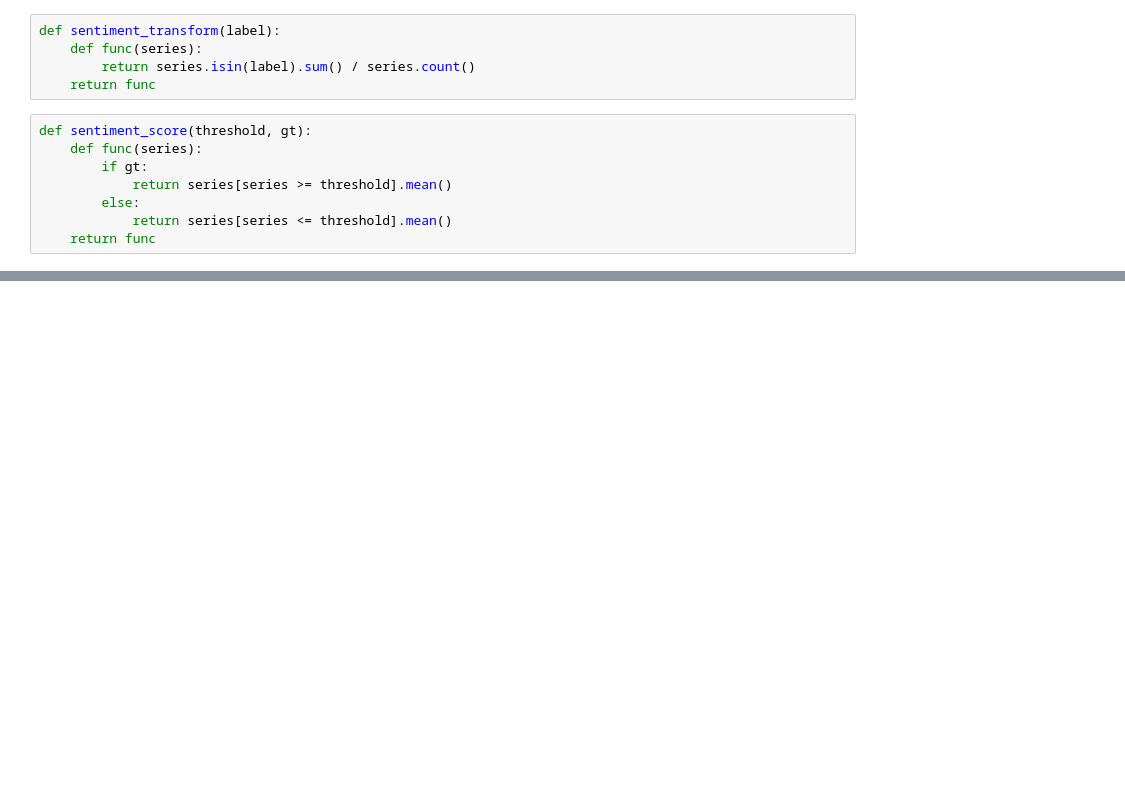
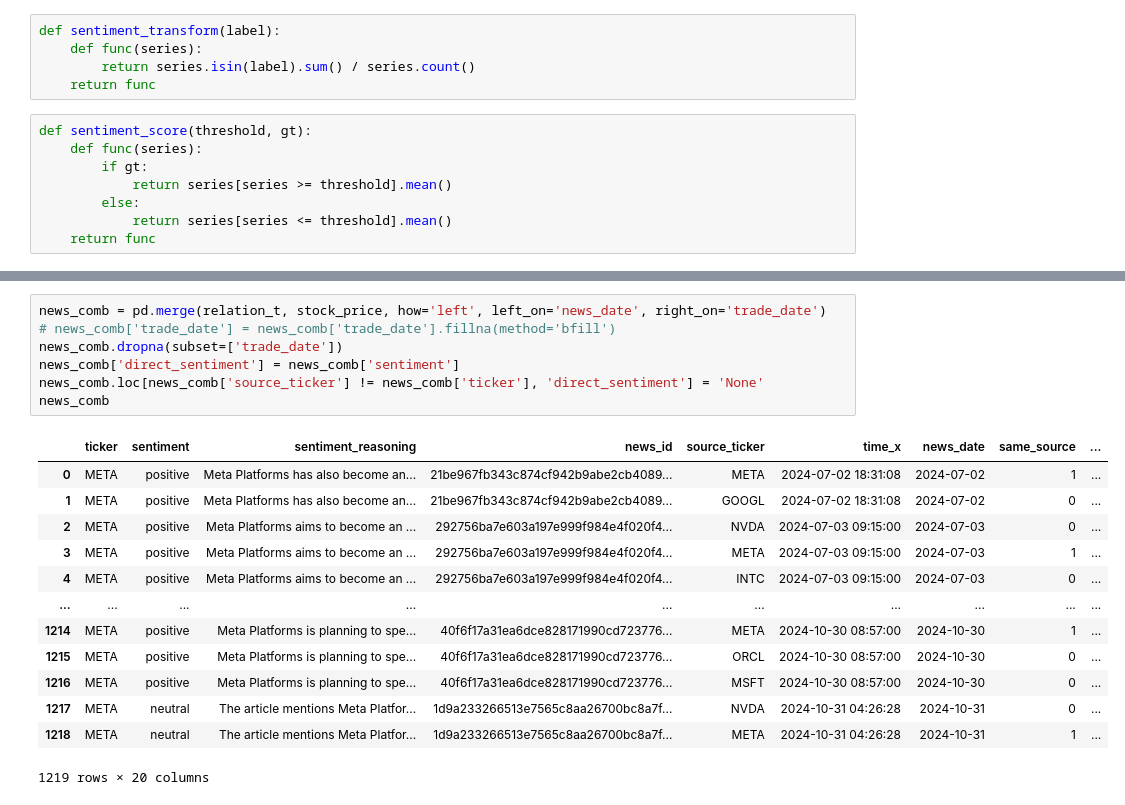
Before and after one commit to AlexWFreeman/Big-Data-Analytics, a Jupyter notebook: model/analysis2.ipynb, the cells around one changed output, grey strips where cells are left out. Drawn from its saved outputs; the diff is of its cells as text; blank space fills up the shorter version.

```diff
--- a/model/analysis2.ipynb
+++ b/model/analysis2.ipynb
@@ -114 +133,22 @@ stock_date.plot(kind='bar', color='skyblue')
+# %%
+news_comb = pd.merge(relation_t, stock_price, how='left', left_on='news_date', right_on='trade_date')
+# news_comb['trade_date'] = news_comb['trade_date'].fillna(method='bfill')
+news_comb.dropna(subset=['trade_date'])
+news_comb['direct_sentiment'] = news_comb['sentiment']
+news_comb.loc[news_comb['source_ticker'] != news_comb['ticker'], 'direct_sentiment'] = 'None'
+news_comb
+# %% [output]
+|  | ticker | sentiment | sentiment_reasoning | news_id | source_ticker | time_x | news_date | same_source | ... |
+| 0 | META | positive | Meta Platforms has also become an... | 21be967fb343c874cf942b9abe2cb4089... | META | 2024-07-02 18:31:08 | 2024-07-02 | 1 | ... |
+| 1 | META | positive | Meta Platforms has also become an... | 21be967fb343c874cf942b9abe2cb4089... | GOOGL | 2024-07-02 18:31:08 | 2024-07-02 | 0 | ... |
+| 2 | META | positive | Meta Platforms aims to become an ... | 292756ba7e603a197e999f984e4f020f4... | NVDA | 2024-07-03 09:15:00 | 2024-07-03 | 0 | ... |
+| 3 | META | positive | Meta Platforms aims to become an ... | 292756ba7e603a197e999f984e4f020f4... | META | 2024-07-03 09:15:00 | 2024-07-03 | 1 | ... |
+| 4 | META | positive | Meta Platforms aims to become an ... | 292756ba7e603a197e999f984e4f020f4... | INTC | 2024-07-03 09:15:00 | 2024-07-03 | 0 | ... |
+| ... | ... | ... | ... | ... | ... | ... | ... | ... | ... |
+| 1214 | META | positive | Meta Platforms is planning to spe... | 40f6f17a31ea6dce828171990cd723776... | META | 2024-10-30 08:57:00 | 2024-10-30 | 1 | ... |
+| 1215 | META | positive | Meta Platforms is planning to spe... | 40f6f17a31ea6dce828171990cd723776... | ORCL | 2024-10-30 08:57:00 | 2024-10-30 | 0 | ... |
+| 1216 | META | positive | Meta Platforms is planning to spe... | 40f6f17a31ea6dce828171990cd723776... | MSFT | 2024-10-30 08:57:00 | 2024-10-30 | 0 | ... |
+| 1217 | META | neutral | The article mentions Meta Platfor... | 1d9a233266513e7565c8aa26700bc8a7f... | NVDA | 2024-10-31 04:26:28 | 2024-10-31 | 0 | ... |
+| 1218 | META | neutral | The article mentions Meta Platfor... | 1d9a233266513e7565c8aa26700bc8a7f... | META | 2024-10-31 04:26:28 | 2024-10-31 | 1 | ... |
+1219 rows × 20 columns
 # %%
```
Also changed, not shown: parts of 21 cells of this notebook.
